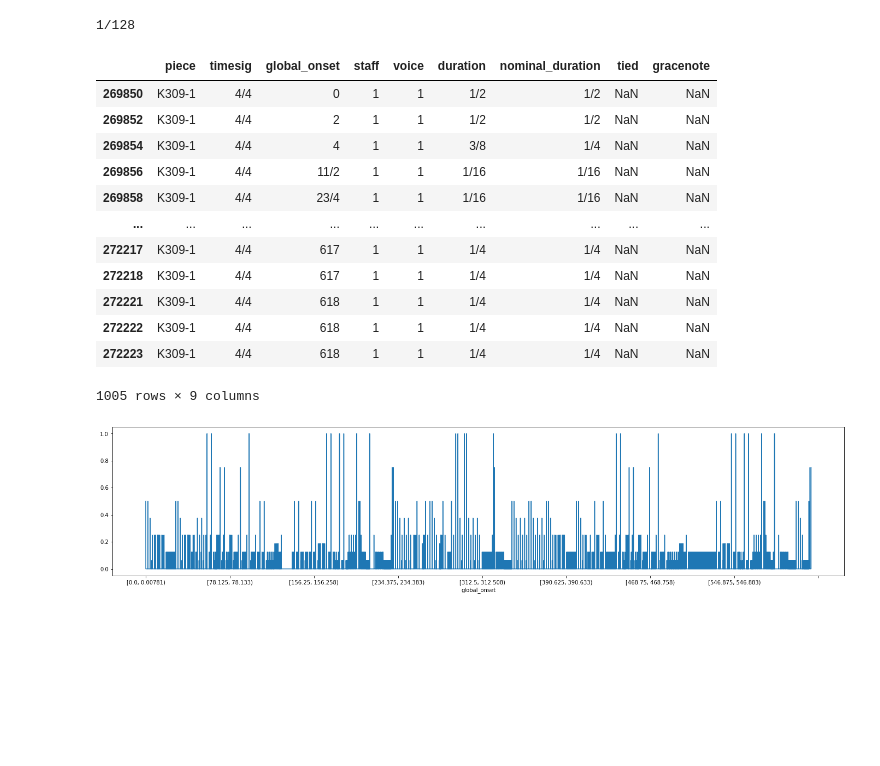
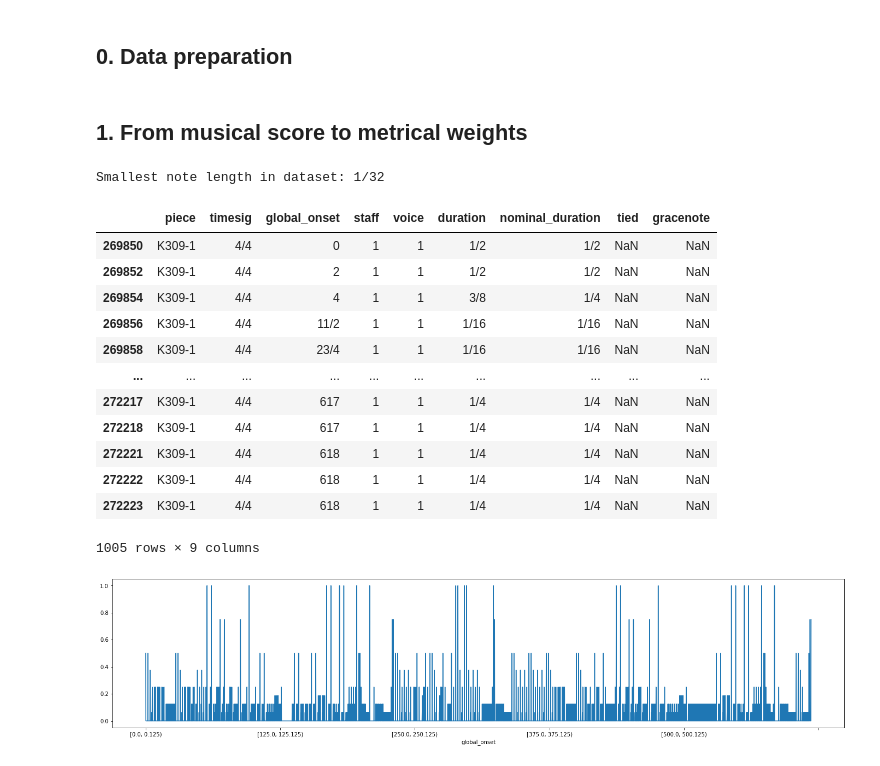
Before and after one commit to mikqs/digital-musicology, a Jupyter notebook: Group_6_A1.ipynb, the cells around one changed output. Cells and saved outputs as stored; diff of their text form; code cells hidden in the pictures; blank space fills up the shorter version.

```diff
--- a/Group_6_A1.ipynb
+++ b/Group_6_A1.ipynb
@@ -18,49 +27,54 @@ import numpy as np
 import math
 import fractions
 import matplotlib.pyplot as plt
+# %% [markdown]
+## 0. Data preparation
 # %%
+# This is the time unit of 'global_onset' used in the dataset
+time_unit = 1/4
+
 meter_dataset = pd.read_csv('DM2022 - Assignment 1 [Dataset].csv', index_col = 0, converters = {'global_onset':fractions.Fraction, 'duration': fractions.Fraction})
 df = meter_dataset[['piece','timesig','global_onset', 'staff', 'voice', 'duration', 'nominal_duration', 'tied', 'gracenote']]
 
-# ignore gracenotes for now
+# Ignore gracenotes for now
 df = df[df['gracenote'].isna()]
 
-# get minimum duration in noteset
-min_note_length = float(df['duration'].min())
-print(fractions.Fraction(min_note_length))
-
-# we get 1/128. This minimum duration will be our sampling time.
+# df['beat_unit'] = [fractions.Fraction(1/int(timesig.split('/')[1])) for timesig in df['timesig']]
-# %% [output]
-1/128
+# %% [markdown]
+## 1. From musical score to metrical weights
 # %%
-# For one piece and staff
-one_piece = df[(df['piece'] == 'K309-1') & (df['staff'] == 1)]
+# Select one piece and staff (time signature may change per staff)
+one_piece_staff = df[(df['piece'] == 'K309-1') & (df['staff'] == 1)]
 
-#Partition the global_onsets in bins
-bins = np.arange(0, (one_piece['global_onset'].max()+min_note_length+1e-10), min_note_length)
-binned_onsets = pd.cut(one_piece['global_onset'], bins, right = False)
+# To fine-tune sampling, get minimum note duration among all notes in the piece/staff
+min_note = float(one_piece_staff['duration'].min())
+print("Smallest note length in dataset:", fractions.Fraction(min_note))
 
-#Compute the sum of duration of all overlapping events with onsets in each bin
-binned_durations = one_piece.groupby(binned_onsets)['duration'].sum().apply(float)
+sampling_period = min_note/time_unit
+total_piece_duration = one_piece_staff['global_onset'].max()
+
+# Partition the global_onsets in bins
+bins = np.arange(0, (total_piece_duration+sampling_period+1e-10), sampling_period)
+binned_onsets = pd.cut(one_piece_staff['global_onset'], bins, right = False)
+
+# Compute the sum of durations of all events with onsets in each bin
+binned_durations = one_piece_staff.groupby(binned_onsets)['duration'].sum().apply(float)
 binned_durations.plot(figsize=(24,5));
 
-one_piece
-
-# ignore grace notes or consider them as normal notes by using nominal_duration (check impact to classification)
-# we need to sum up ties based on piece and staff and voice
-# we sample at 1/128, then sum up note duration by piece and staff at each global_onset
+one_piece_staff
 # %% [output]
+Smallest note length in dataset: 1/32
 |  | piece | timesig | global_onset | staff | voice | duration | nominal_duration | tied | gracenote |
 | 269850 | K309-1 | 4/4 | 0 | 1 | 1 | 1/2 | 1/2 | NaN | NaN |
 | 269852 | K309-1 | 4/4 | 2 | 1 | 1 | 1/2 | 1/2 | NaN | NaN |
 | 269854 | K309-1 | 4/4 | 4 | 1 | 1 | 3/8 | 1/4 | NaN | NaN |
 | 269856 | K309-1 | 4/4 | 11/2 | 1 | 1 | 1/16 | 1/16 | NaN | NaN |
 | 269858 | K309-1 | 4/4 | 23/4 | 1 | 1 | 1/16 | 1/16 | NaN | NaN |
 | ... | ... | ... | ... | ... | ... | ... | ... | ... | ... |
 | 272217 | K309-1 | 4/4 | 617 | 1 | 1 | 1/4 | 1/4 | NaN | NaN |
 | 272218 | K309-1 | 4/4 | 617 | 1 | 1 | 1/4 | 1/4 | NaN | NaN |
 | 272221 | K309-1 | 4/4 | 618 | 1 | 1 | 1/4 | 1/4 | NaN | NaN |
 | 272222 | K309-1 | 4/4 | 618 | 1 | 1 | 1/4 | 1/4 | NaN | NaN |
 | 272223 | K309-1 | 4/4 | 618 | 1 | 1 | 1/4 | 1/4 | NaN | NaN |
-1005 rows × 9 columns
+1005 rows × 9 columns
-[figure, old version]
+[figure, new version]
```
Also changed, not shown: parts of 7 cells of this notebook.
